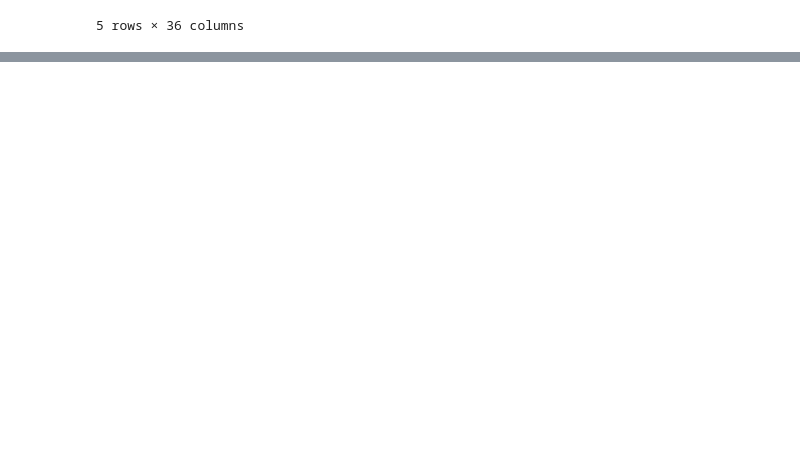
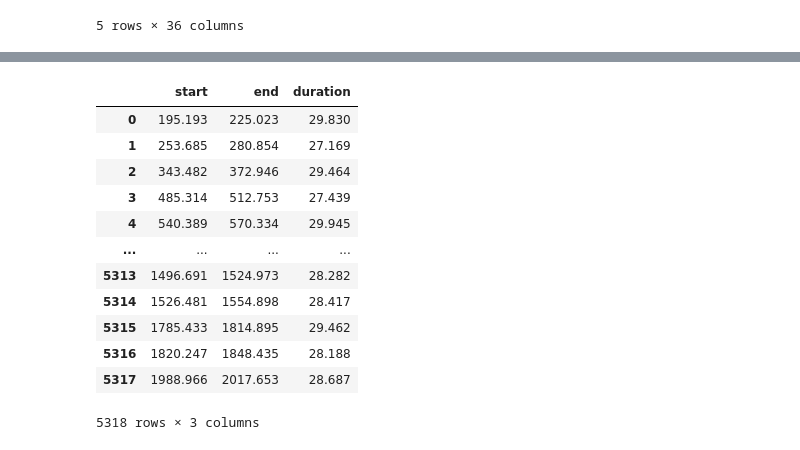
Before and after one commit to markjosims/malachor5, a Jupyter notebook: notebooks/split_dataset.ipynb, the cells around one changed output, grey strips where cells are left out. Drawn from its saved outputs; the diff is of its cells as text; code cells hidden in the pictures; blank space fills up the shorter version.

```diff
--- a/notebooks/split_dataset.ipynb
+++ b/notebooks/split_dataset.ipynb
@@ -332,0 +630,20 @@ merge_df.head()
+# %%
+vad_df['start']=vad_df['timestamps'].apply(lambda l:l[0][0])
+vad_df['end']=vad_df['timestamps'].apply(lambda l:l[-1][-1])
+vad_df['duration']=vad_df['end']-vad_df['start']
+
+vad_df[['start', 'end', 'duration']]
+# %% [output]
+|  | start | end | duration |
+| 0 | 195.193 | 225.023 | 29.830 |
+| 1 | 253.685 | 280.854 | 27.169 |
+| 2 | 343.482 | 372.946 | 29.464 |
+| 3 | 485.314 | 512.753 | 27.439 |
+| 4 | 540.389 | 570.334 | 29.945 |
+| ... | ... | ... | ... |
+| 5313 | 1496.691 | 1524.973 | 28.282 |
+| 5314 | 1526.481 | 1554.898 | 28.417 |
+| 5315 | 1785.433 | 1814.895 | 29.462 |
+| 5316 | 1820.247 | 1848.435 | 28.188 |
+| 5317 | 1988.966 | 2017.653 | 28.687 |
+5318 rows × 3 columns
```
Also changed, not shown: parts of 48 cells of this notebook.
